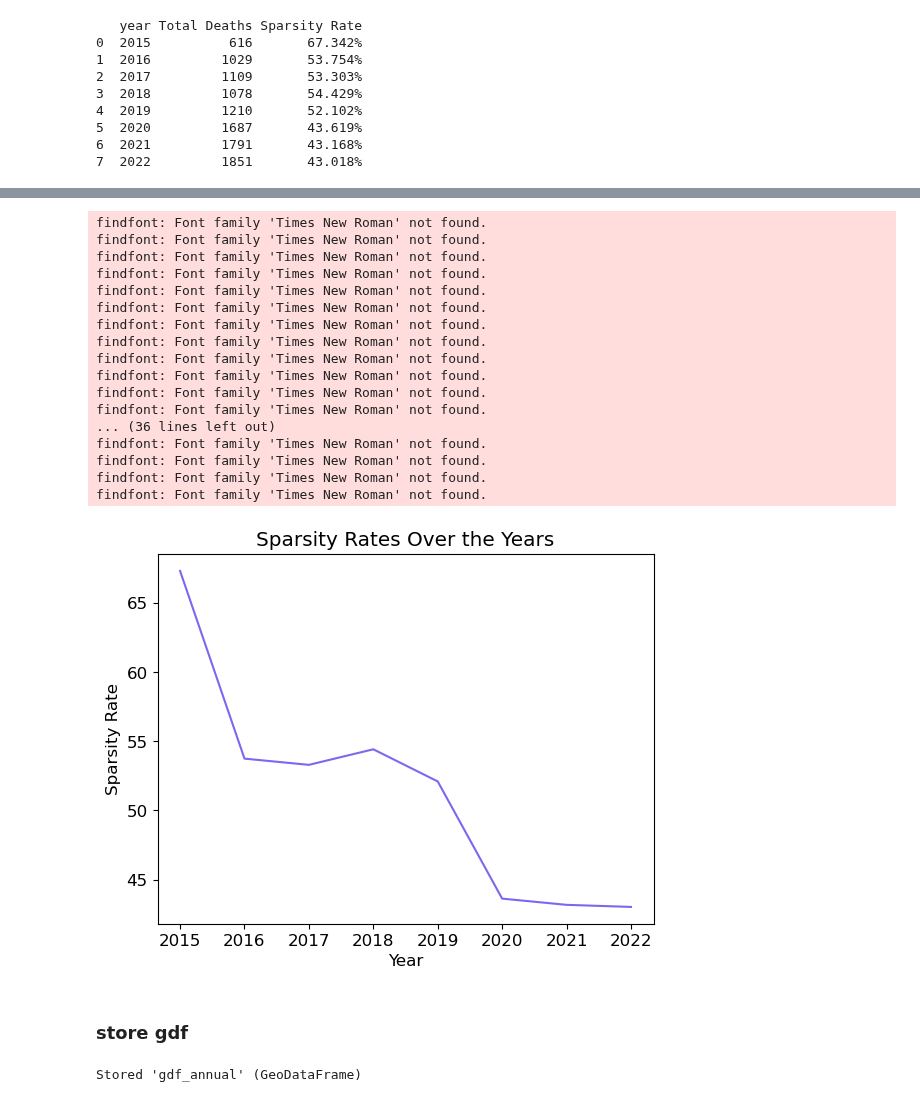
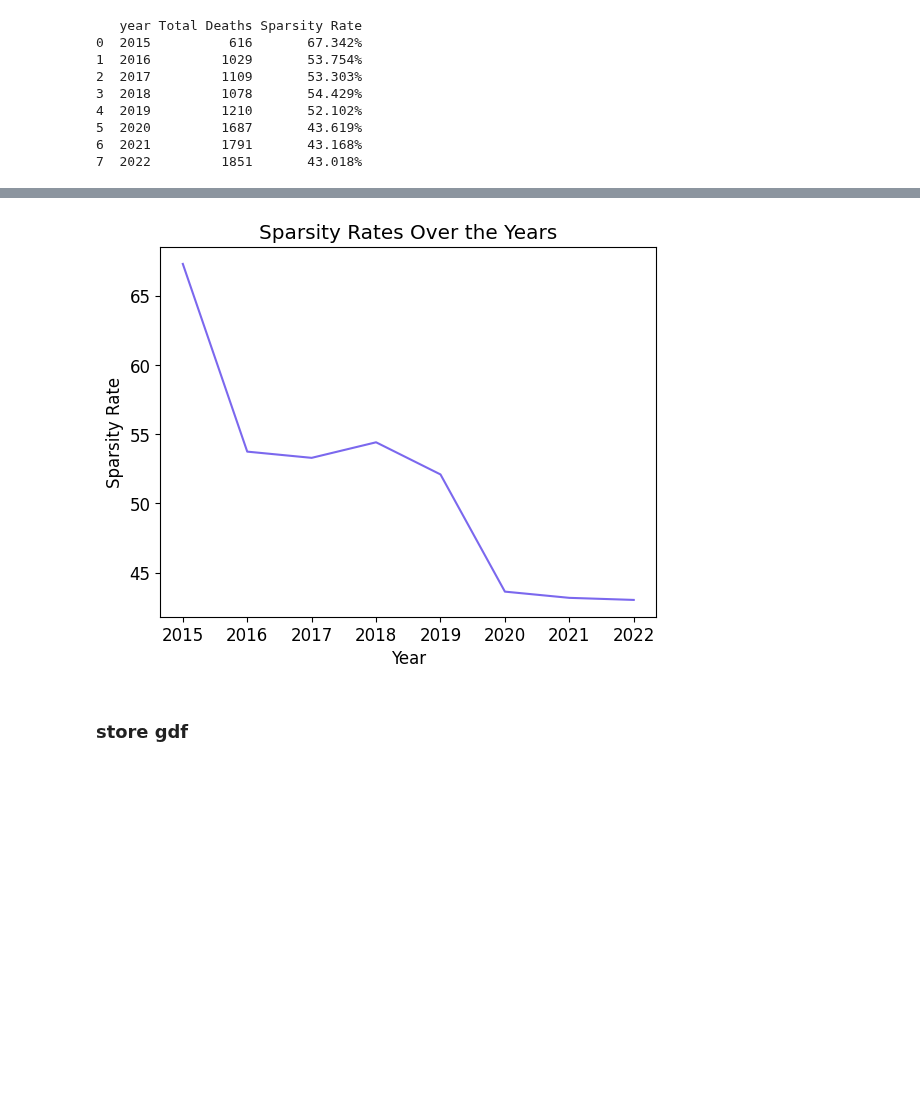
Before and after one commit to tufts-ml/opioid-overdose-models, a Jupyter notebook: cook-county/cleaning-cook-county/cook-county-annual .ipynb, the cells around one changed output, grey strips where cells are left out. Cells and saved outputs as stored; diff of their text form; code cells hidden in the pictures; blank space fills up the shorter version.

Commit message:
cleaning pre-processing file
writing data frames as csv, included README

```diff
--- a/cook-county/cleaning-cook-county/cook-county-annual .ipynb
+++ b/cook-county/cleaning-cook-county/cook-county-annual .ipynb
@@ -110,12 +82,19 @@ else:
 # %% [output]
 There are no missing values in the dataframe.
 # %%
-#confirms all years for each GEOID present
+#confirms all years for each geoid present
 years = range(2015, 2024)
 
-for geoid in gdf_annual['GEOID'].unique():
+for geoid in gdf_annual['geoid'].unique():
     for year in years:
-        if not ((gdf_annual['GEOID'] == geoid) & (gdf_annual['year'] == year)).any():
-            print("Missing row for GEOID {} in year {}".format(geoid, year))
+        if not ((gdf_annual['geoid'] == geoid) & (gdf_annual['year'] == year)).any():
+            print("Missing row for geoid {} in year {}".format(geoid, year))
 # %%
+#convert back to gdf
+from shapely import wkt
+
+gdf_annual['geometry'] = gdf_annual['geometry'].apply(wkt.loads)
+
 gdf_annual = gpd.GeoDataFrame(gdf_annual, geometry='geometry')
+gdf_annual.crs = {'init': 'EPSG:4269'}
+type(gdf_annual)
@@ -126,6 +103,6 @@ geopandas.geodataframe.GeoDataFrame
 # %%
 #create timestep column
-gdf_annual = gdf_annual.sort_values(by=['GEOID', 'year'])
+gdf_annual = gdf_annual.sort_values(by=['geoid', 'year'])
 
 # Group the DataFrame by 'geoid' and assign a unique timestep value based on the order of years
-gdf_annual['timestep'] = gdf_annual.groupby('GEOID').cumcount() + 1
+gdf_annual['timestep'] = gdf_annual.groupby('geoid').cumcount() + 1
@@ -136,5 +109,5 @@ print(gdf_annual['timestep'].unique())
 # %%
-gdf_annual.columns = ['GEOID', 'year', 'deaths', 'STATEFP', 'COUNTYFP', 'TRACTCE', 'NAME',
+gdf_annual.columns = ['geoid', 'year', 'deaths', 'STATEFP', 'COUNTYFP', 'TRACTCE', 'NAME',
        'NAMELSAD', 'MTFCC', 'FUNCSTAT', 'ALAND', 'AWATER', 'lat',
        'lon', 'geometry', 'timestep']
 # %%
@@ -220,42 +158,19 @@ findfont: Font family 'Times New Roman' not found.
 # %%
+plt.rcParams['font.family'] = 'sans-serif'
 plt.plot(range(2015, 2023), raw_sparsity, color='mediumslateblue')
-
-font = {'family': 'Go Mono for Powerline',
-        'weight': 'normal',
-        'size': 12}
-plt.rc('font', **font)
-
-
 plt.xlabel('Year')
 plt.ylabel('Sparsity Rate')
 plt.title('Sparsity Rates Over the Years')
 plt.grid(False)
 
 plt.show()
 # %% [output]
-findfont: Font family 'Times New Roman' not found.
-findfont: Font family 'Times New Roman' not found.
-findfont: Font family 'Times New Roman' not found.
-findfont: Font family 'Times New Roman' not found.
-findfont: Font family 'Times New Roman' not found.
-findfont: Font family 'Times New Roman' not found.
-findfont: Font family 'Times New Roman' not found.
-findfont: Font family 'Times New Roman' not found.
-findfont: Font family 'Times New Roman' not found.
-findfont: Font family 'Times New Roman' not found.
-findfont: Font family 'Times New Roman' not found.
-findfont: Font family 'Times New Roman' not found.
-... (36 lines left out)
-findfont: Font family 'Times New Roman' not found.
-findfont: Font family 'Times New Roman' not found.
-findfont: Font family 'Times New Roman' not found.
-findfont: Font family 'Times New Roman' not found.
-[figure, old version]
+[figure, new version]
 # %% [markdown]
 ### store gdf
 # %%
-gdf_annual = gdf_annual[gdf_annual['year'] != 2023]
-gdf_annual = gdf_annual[gdf_annual['year'] != 2014]
-%store gdf_annual
+csv_dir = 'cook_county_gdf_year.csv'
+output_path = os.path.join(data_dir, csv_dir)
+
+# Save GeoDataFrames to CSV files
+gdf_annual.to_csv(output_path, index=False)
-# %% [output]
-Stored 'gdf_annual' (GeoDataFrame)
```
Also changed, not shown: parts of 21 cells of this notebook, 11 other files.
